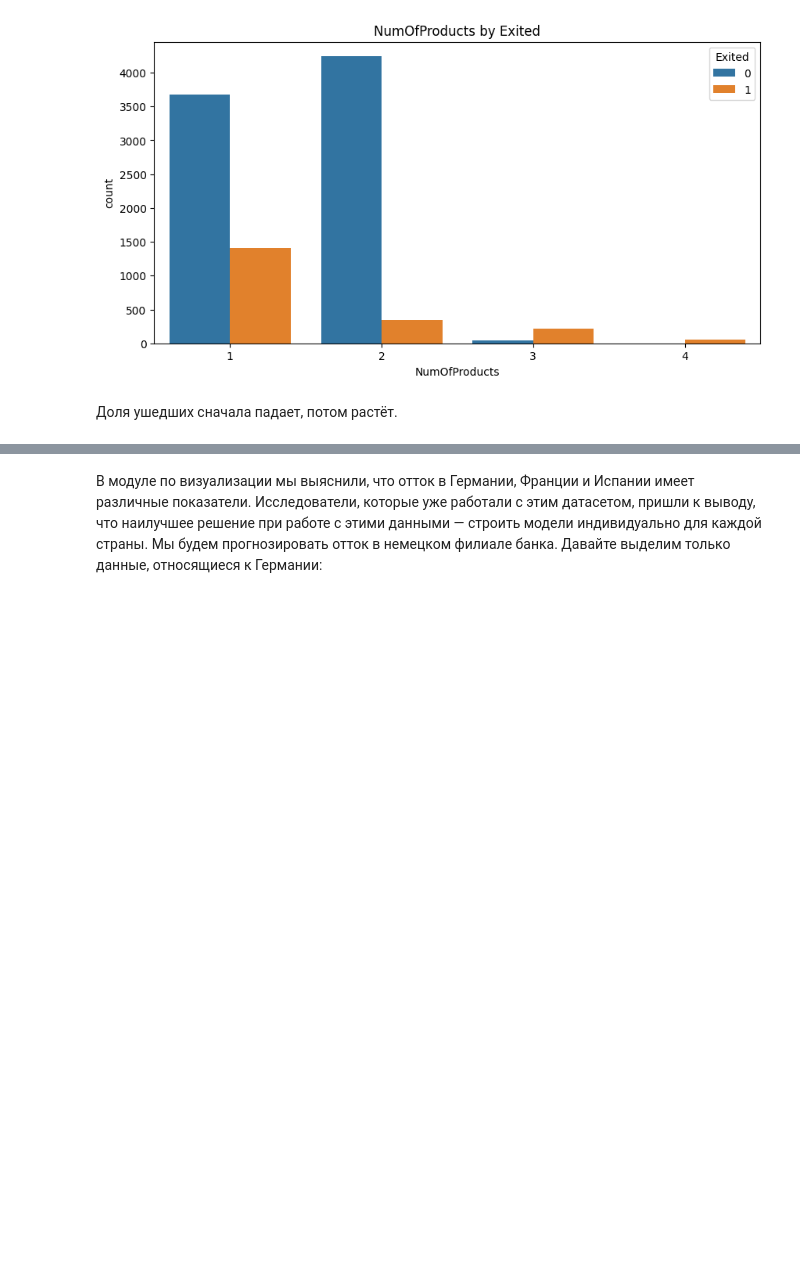
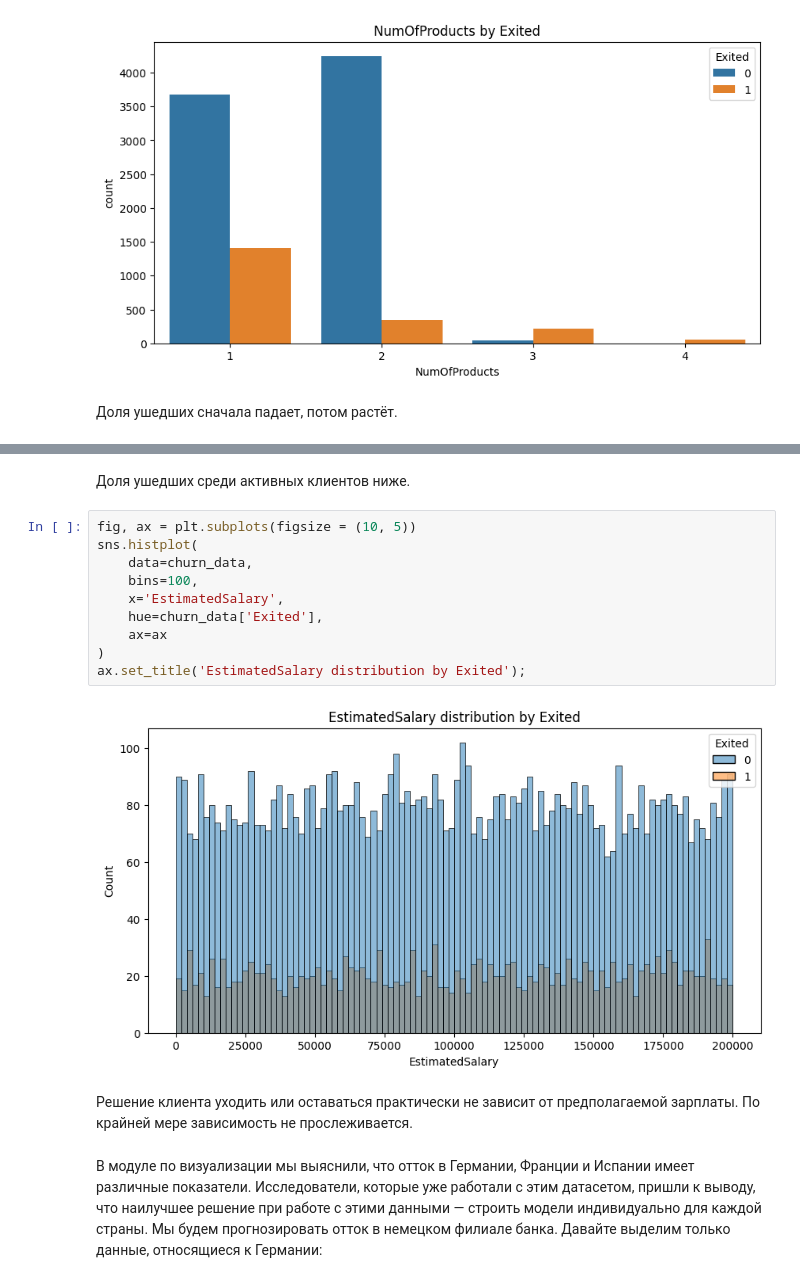
Before and after one commit to Blooodniy/SF_DS, a Jupyter notebook: ML/ML-3. Обучение с учителем классификация/ML-3._practice.ipynb, the cells around one changed output, grey strips where cells are left out. Drawn from its saved outputs; the diff is of its cells as text; blank space fills up the shorter version.

```diff
--- a/ML/ML-3. Обучение с учителем классификация/ML-3._practice.ipynb
+++ b/ML/ML-3. Обучение с учителем классификация/ML-3._practice.ipynb
@@ -232,3 +241,19 @@ for num in churn_data['NumOfProducts'].value_counts().index:
+# %% [markdown]
+Доля ушедших среди активных клиентов ниже.
+# %%
+fig, ax = plt.subplots(figsize = (10, 5))
+sns.histplot(
+    data=churn_data,
+    bins=100,
+    x='EstimatedSalary',
+    hue=churn_data['Exited'],
+    ax=ax
+)
+ax.set_title('EstimatedSalary distribution by Exited');
+# %% [output]
+[figure, added]
+# %% [markdown]
+Решение клиента уходить или оставаться практически не зависит от предполагаемой зарплаты. По крайней мере зависимость не прослеживается.
 # %% [markdown]
 В модуле по визуализации мы выяснили, что отток в Германии, Франции и Испании имеет различные показатели. Исследователи, которые уже работали с этим датасетом, пришли к выводу, что наилучшее решение при работе с этими данными — строить модели индивидуально для каждой страны. Мы будем прогнозировать отток в немецком филиале банка. Давайте выделим только данные, относящиеся к Германии:
 # %%
```
Also changed, not shown: parts of 31 cells of this notebook.
